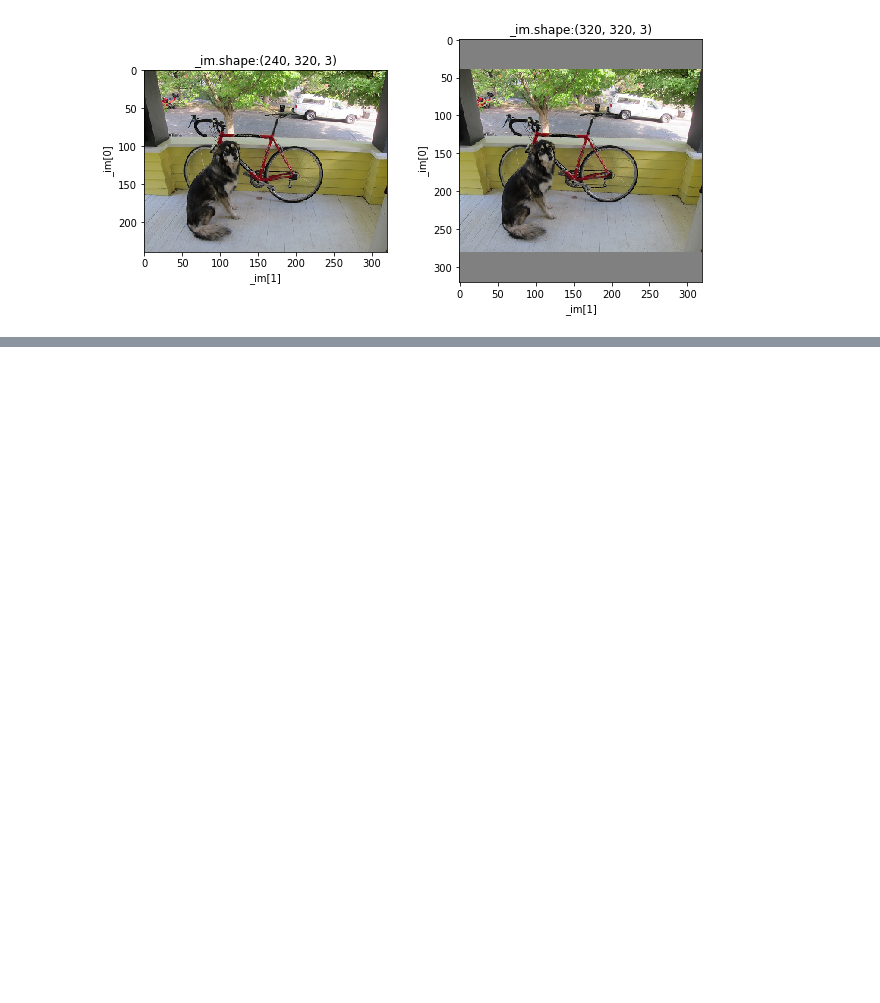
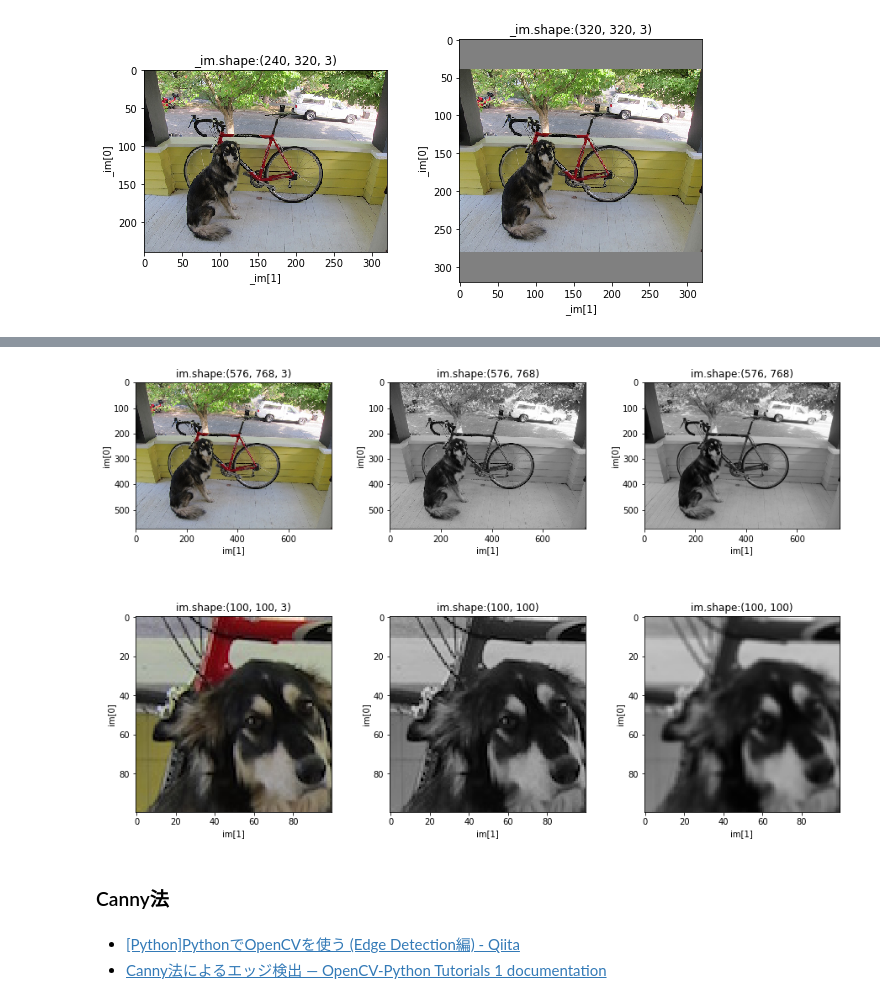
Before and after one commit to pollenjp/OpenCV-Template, a Jupyter notebook: notebooks/OpenCV Template.ipynb, the cells around one changed output, grey strips where cells are left out. Saved outputs shown, nothing was run; the diff lists cells and outputs as text; code cells hidden in the pictures; blank space fills up the shorter version.

Commit message:
Update OpenCV Template.ipynb - bounding box

```diff
--- a/notebooks/OpenCV Template.ipynb
+++ b/notebooks/OpenCV Template.ipynb
@@ -116,0 +129,5 @@ plt.show()
+# %%
+# read image file
+_filepath = str(img_Path / "dog.jpg")
+im = cv2.imread(filename=_filepath)
+assert im is not None, "Could not open or find the image : {}".format(_filepath)
@@ -116,0 +142,33 @@ plt.show()
+# %%
+# Convert image to gray and blur it
+im_gray = cv2.cvtColor(src=im, code=cv2.COLOR_BGR2GRAY)
+im_gray_blur = cv2.blur(src=im_gray, ksize=(3,3))
+# %%
+# plot
+plot_array_list = [
+    cv2.cvtColor(im, cv2.COLOR_BGR2RGB),  # opencv(bgr) -> matplot(rgb)
+    im_gray,
+    im_gray_blur,
+    cv2.cvtColor(im, cv2.COLOR_BGR2RGB)[200:300, 200:300, :],
+    im_gray[200:300, 200:300],
+    im_gray_blur[200:300, 200:300],
+]
+########################################
+fig = plt.figure(figsize=(15,10))
+nrows, ncols, idx = 2, 3, 0
+for _im in plot_array_list:
+    idx += 1
+    ax = fig.add_subplot(nrows, ncols, idx)
+    ax.imshow(_im, cmap="gray")
+    ax.set_title(label="im.shape:{}".format(_im.shape))
+    ax.set_xlabel(xlabel="im[1]")
+    ax.set_ylabel(ylabel="im[0]")
+plt.subplots_adjust(wspace=0.3, hspace=0.3)
+plt.show()
+# %% [output]
+[figure, added]
+# %% [markdown]
+### Canny法
+# %% [markdown]
+- [[Python]PythonでOpenCVを使う (Edge Detection編) - Qiita](https://qiita.com/supersaiakujin/items/494cc16836738b5394c8)
+- [Canny法によるエッジ検出 — OpenCV-Python Tutorials 1 documentation](http://labs.eecs.tottori-u.ac.jp/sd/Member/oyamada/OpenCV/html/py_tutorials/py_imgproc/py_canny/py_canny.html)
```
Also changed, not shown: parts of 19 cells of this notebook.
